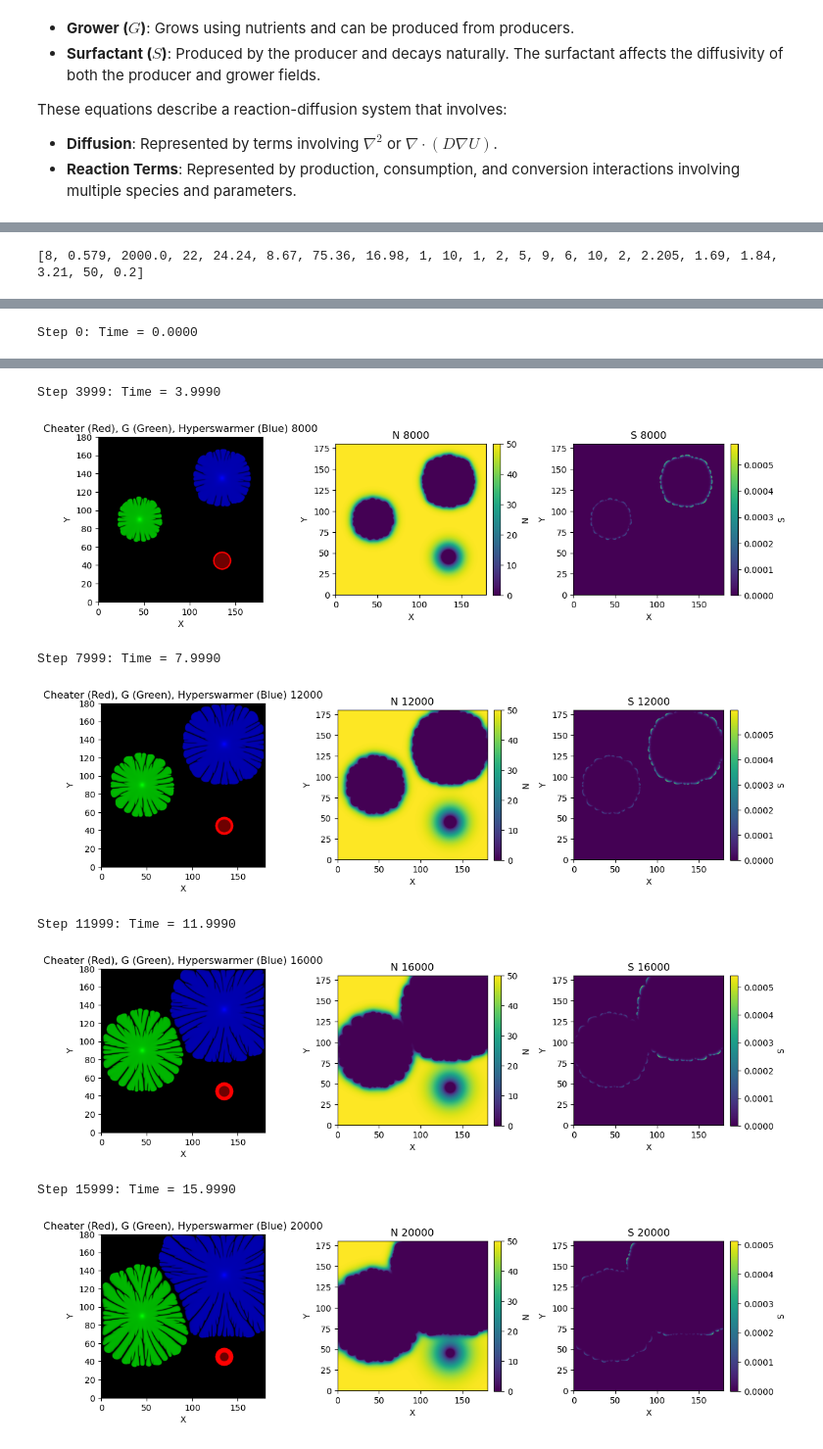
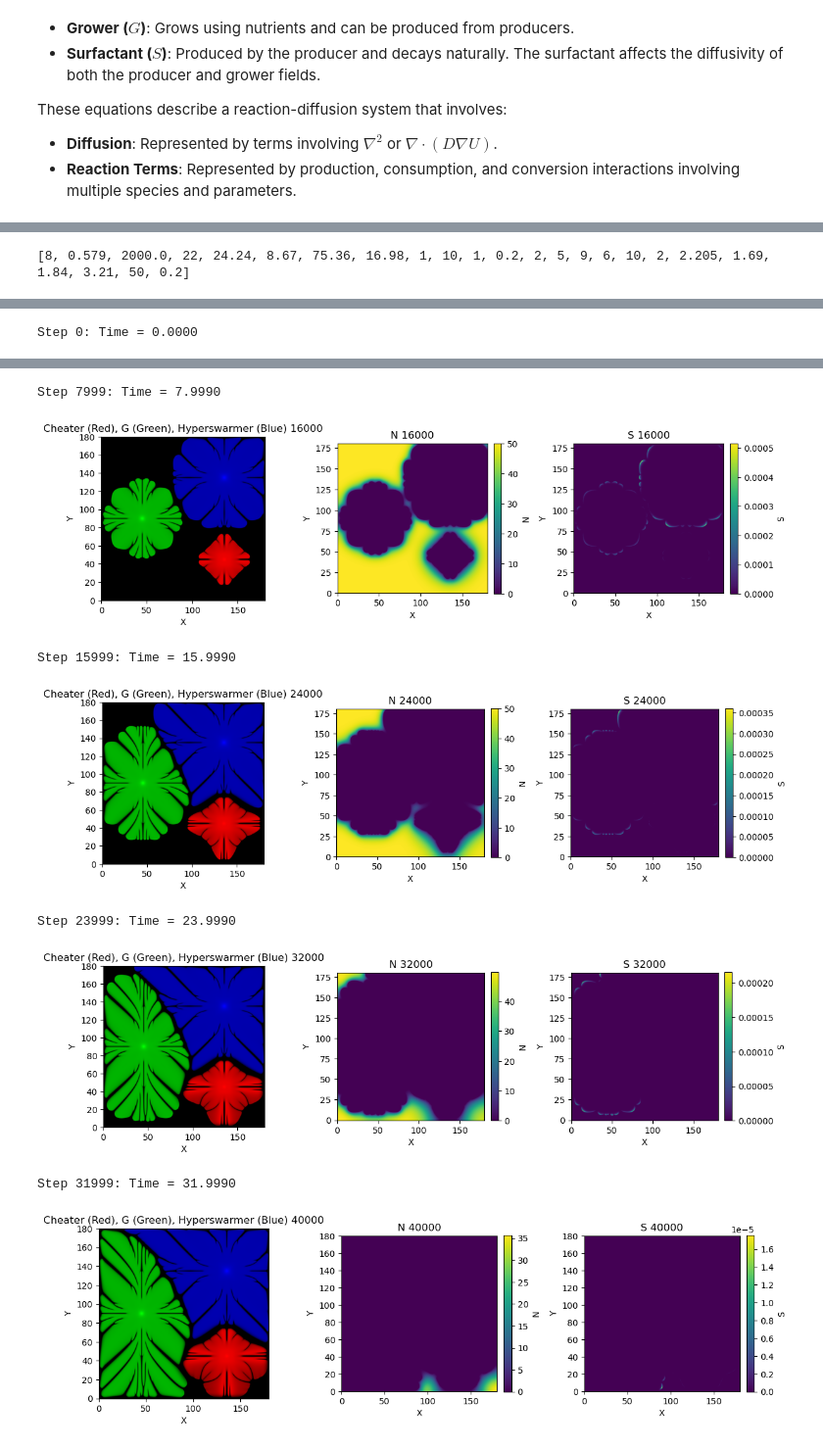
Before and after one commit to AviH3/branching, a Jupyter notebook: Branching_PDE_model_base_v3sp.ipynb, the cells around one changed output, grey strips where cells are left out. Shown at 98% size. Cells and saved outputs as stored; diff of their text form; code cells hidden in the pictures.

```diff
--- a/Branching_PDE_model_base_v3sp.ipynb
+++ b/Branching_PDE_model_base_v3sp.ipynb
@@ -401,11 +407,11 @@ def pde_update_fdm(pde_state, pde_params, dx, dy, dt, noise):
     Returns:
     - Updated state (N_new, P_new, G_new, S_new), None
     """
-    N, P, G, G_C, P_HS, G_HS, S= pde_state  # adding 3 extra dep variables
-    (DN, DS, kD, bN, aG, aP, kG, kP, KN, KT, aS, aS2, bS, KE, KC, Cmax, n, d, a, b, KP) = pde_params  # adding 1 extra parameter
+    N, P, G, P_C, G_C, P_HS, G_HS, S= pde_state  # adding 3 extra dep variables
+    (DN, DS, kD, bN, aG, aP, kG, kP, KN, KT, aS, aS1, aS2, bS, KE, KC, Cmax, n, d, a, b, KP) = pde_params  # adding 1 extra parameter
 
     C = P + G
-    C_C= G_C
+    C_C= G_C+P_C
     C_HS= P_HS + G_HS
 
 
@@ -414,24 +420,27 @@ def pde_update_fdm(pde_state, pde_params, dx, dy, dt, noise):
     fG = (N / (N + KN)) * (1 - C / Cmax)
     fC= (N / (N + KN)) * (1 - C_C / Cmax)    # cheater
     fHS= (N / (N + KN)) * (1 - C_HS / Cmax)  # hyperswarmer
-    dN = -bN * fG * (aP * P + aG * G) - bN *fC *(aG*G_C) - bN *fHS *(aP*P_HS + aG*G_HS)  # added cheater and hyperswarmer contributions to nutrient consumption
+    dN = -bN * fG * (aP * P + aG * G) - bN *fC *(aG*G_C+aP*P_C) - bN *fHS *(aP*P_HS + aG*G_HS)  # added cheater and hyperswarmer contributions to nutrient consumption
 
     fT = (KT ** n) / (N ** n + KT ** n)
     dP = aP * fG * P - kG * P + kP * fT * G
     dG = aG * fG * G + kG * P - kP * fT * G
 
-    dG_C = aG * fC * G_C # cheater update, no decay/conversion term to producer
+    dP_C = aP*fC*P_C - kG*P_C+kP*fT*G_C # added producer surfactant here
+    dG_C = aG*fC*G_C+kG*P_C-kP*fT*G_C
     dP_HS = aP * fHS * P_HS - kG * P_HS + kP * fT * G_HS  # hyperswarmer producer update
     dG_HS = aG * fHS * G_HS + kG * P_HS - kP * fT * G_HS  # hyperswarmer grower update
 
 
     fQS = (C ** d) / (C ** d + KC ** d)
+    fQS1=(C_C ** d) / (C_C ** d + KC ** d)
     fQS2= (C_HS ** d) / (C_HS ** d + KC ** d)  # hyperswarmer QS
     fE = (KE ** a) / (N ** a + KE ** a)
     fP = (N ** b) / (N ** b + KP ** b)
     f = fQS * fE * fP
+    fC1 = fQS1*fE*fP
     fHS2= fQS2 * fE * fP  # hyperswarmer swarming function
-    dS = aS * P * f + aS2 * P_HS * fHS2 - bS * S  # added hyperswarmer contribution to surfactant production
+    dS = aS * P * f + aS1 * P_C * fC1 + aS2 * P_HS * fHS2 - bS * S  # added hyperswarmer contribution to surfactant production
 
     # Compute variable diffusivities
     D_P = kD * (1 + noise) * S
@@ -446,6 +455,7 @@ def pde_update_fdm(pde_state, pde_params, dx, dy, dt, noise):
     diffusion_P = diffusion_operator(P, D_P, dx)
     diffusion_G = diffusion_operator(G, D_G, dx)
 
+    diffusion_P_C = diffusion_operator(P_C, D_P, dx)
     diffusion_G_C= diffusion_operator(G_C, D_G, dx)  # cheater diffusion
 
     diffusion_P_HS= diffusion_operator(P_HS, D_P, dx)  # hyperswarmer producer diffusion
@@ -456,6 +466,7 @@ def pde_update_fdm(pde_state, pde_params, dx, dy, dt, noise):
     P_new = P + dt * (dP + diffusion_P)
     G_new = G + dt * (dG + diffusion_G)
 
+    P_C_new = P_C+ dt*(dP_C+diffusion_P_C)
     G_C_new= G_C + dt * (dG_C + diffusion_G_C)  # cheater update
     P_HS_new= P_HS + dt * (dP_HS + diffusion_P_HS)  # hyperswarmer producer update
     G_HS_new= G_HS + dt * (dG_HS + diffusion_G_HS)  # hyperswarmer grower update
@@ -465,12 +476,13 @@ def pde_update_fdm(pde_state, pde_params, dx, dy, dt, noise):
     N_new = jnp.clip(N_new, 0, None)
     P_new = jnp.clip(P_new, 0, None)
     G_new = jnp.clip(G_new, 0, None)
+    P_C_new = jnp.clip(P_C_new, 0, None)
     G_C_new = jnp.clip(G_C_new, 0, None)
     P_HS_new = jnp.clip(P_HS_new, 0, None)
     G_HS_new = jnp.clip(G_HS_new, 0, None)
     S_new = jnp.clip(S_new, 0, None)
 
-    return (N_new, P_new, G_new, G_C_new, P_HS_new, G_HS_new, S_new), None
+    return (N_new, P_new, G_new, P_C_new, G_C_new, P_HS_new, G_HS_new, S_new), None
 # %%
 import time
 
@@ -494,7 +506,7 @@ def run_simulation_fdm():
 
     # Define total simulation time and steps
     dt = 1e-3
-    nt = 20000  # Number of time steps
+    nt = 20000*2  # Number of time steps
     frames = 5
     samples = 100
 
@@ -519,6 +531,9 @@ def run_simulation_fdm():
 
         1,    #  aS = 1.0 (fixed. basis for time)
 
+        0.2,    #aS1 (cheater) seems to be roughly accurate for 0.1 and below (not swarming but slight trails),
+                #Not stable below 0.7, forms diamond shape rather than circle
+
         2,   # aS2 = 2.0....(hyperswarmer )
 
         5,    #  bS = 170.52
@@ -537,19 +552,23 @@ def run_simulation_fdm():
     ]
 
     # Extract parameters
-    DN, DS, kD, bN, aG, aP, kG, kP, KN, KT, aS, as2, bS, KE, KC, Cmax, n, d, a, b, KP, N0, C0 = Parameters
+    DN, DS, kD, bN, aG, aP, kG, kP, KN, KT, aS, aS1, as2, bS, KE, KC, Cmax, n, d, a, b, KP, N0, C0 = Parameters
 
     print(Parameters)
     # Update pde_params tuple
-    pde_params = (DN, DS, kD, bN, aG, aP, kG, kP, KN, KT, aS, as2, bS, KE, KC, Cmax, n, d, a, b, KP)
+    pde_params = (DN, DS, kD, bN, aG, aP, kG, kP, KN, KT, aS, aS1, as2, bS, KE, KC, Cmax, n, d, a, b, KP)
     # Define initial conditions
     R0 = 1.0    # Radius for initial cell concentration, matching MATLAB's exp(- (rr/1)^2 )
 
-    N_initial, P_initial, G_initial, G_initial_c, P_initial_hs, G_initial_hs, S_initial = initialize_fields(nx, ny, Lx, Ly, N0, C0, R0)
-    pde_state = (N_initial, P_initial, G_initial, G_initial_c, P_initial_hs, G_initial_hs, S_initial)
+    Locs_wt = [(Lx/2+1, Ly/2+1)] #for if the same spot
+    Locs_c = [(Lx/2, Ly/2)]
+    Locs_hypsw = [(Lx/2-1, Ly/2-1)]
+    N_initial, P_initial, G_initial, P_initial_c, G_initial_c, P_initial_hs, G_initial_hs, S_initial = initialize_fields(nx, ny, Lx, Ly, N0, C0, R0) #normal case
+    #N_initial, P_initial, G_initial, P_initial_c, G_initial_c, P_initial_hs, G_initial_hs, S_initial = initialize_fields(nx, ny, Lx, Ly, N0, C0, R0, Locs_wt, Locs_c, Locs_hypsw) #test case
+    pde_state = (N_initial, P_initial, G_initial, P_initial_c, G_initial_c, P_initial_hs, G_initial_hs, S_initial)
 
     # Define noise parameters
-    epsilon = 0.2 # Noise amplitude; adjust as needed
+    epsilon = 0 # Noise amplitude; adjust as needed
 
     # Initialize PRNG key
     seed = 42  # Arbitrary seed for reproducibility
@@ -580,13 +599,13 @@ def run_simulation_fdm():
 
 
         # Extract updated N, P, G, G_C, P_HS, G_HS, S
-        N, P, G, G_C, P_HS, G_HS, S = pde_state
+        N, P, G, P_C, G_C, P_HS, G_HS, S = pde_state
 
         # Compute total cell density C = P + G
         C = P + G
 
         # Compute total cell density for cheater and hyperswarmer
-        C_C= G_C
+        C_C= P_C + G_C
         C_HS= P_HS + G_HS
 
 
@@ -653,6 +672,6 @@ run_simulation_fdm()
 end = time.time()
 print(f"Simulation took {end - start:.2f} seconds")
 # %% [output]
-[8, 0.579, 2000.0, 22, 24.24, 8.67, 75.36, 16.98, 1, 10, 1, 2, 5, 9, 6, 10, 2, 2.205, 1.69, 1.84, 3.21, 50, 0.2]
+[8, 0.579, 2000.0, 22, 24.24, 8.67, 75.36, 16.98, 1, 10, 1, 0.2, 2, 5, 9, 6, 10, 2, 2.205, 1.69, 1.84, 3.21, 50, 0.2]
 [figure]
 Step 0: Time = 0.0000
@@ -660,8 +679,8 @@ Step 0: Time = 0.0000
-Step 3999: Time = 3.9990
+Step 7999: Time = 7.9990
-[figure, old version]
+[figure, new version]
-Step 7999: Time = 7.9990
+Step 15999: Time = 15.9990
-[figure, old version]
+[figure, new version]
-Step 11999: Time = 11.9990
+Step 23999: Time = 23.9990
-[figure, old version]
+[figure, new version]
-Step 15999: Time = 15.9990
+Step 31999: Time = 31.9990
-[figure, old version]
+[figure, new version]
```
Also changed, not shown: parts of 4 cells of this notebook, 1 other file.
